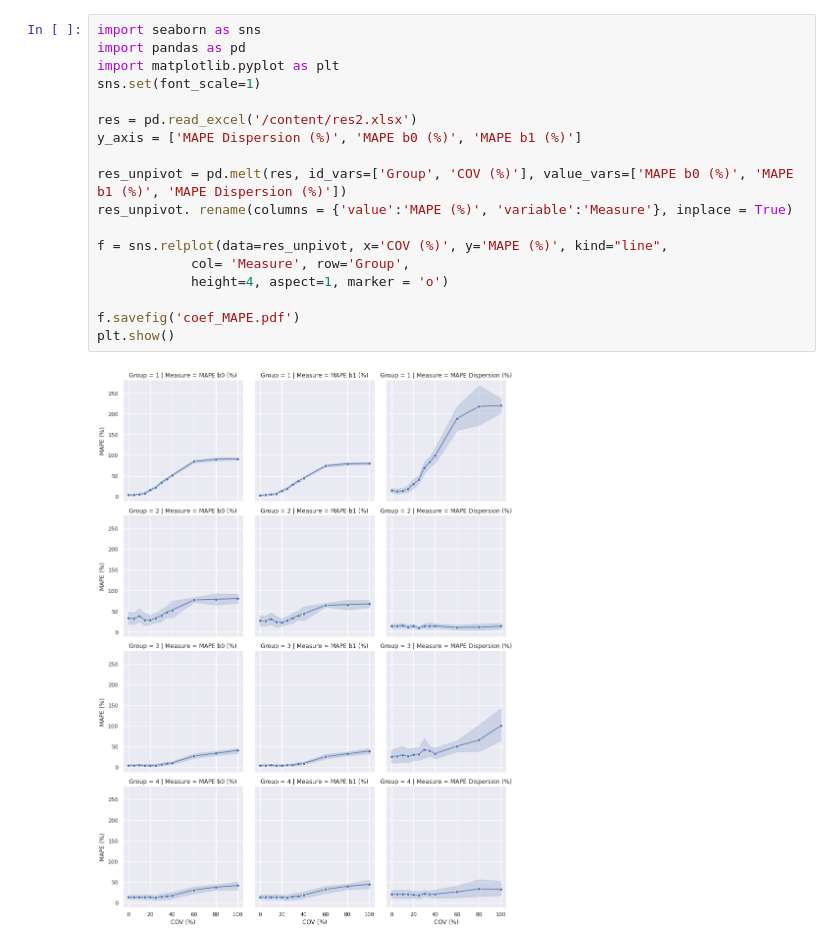
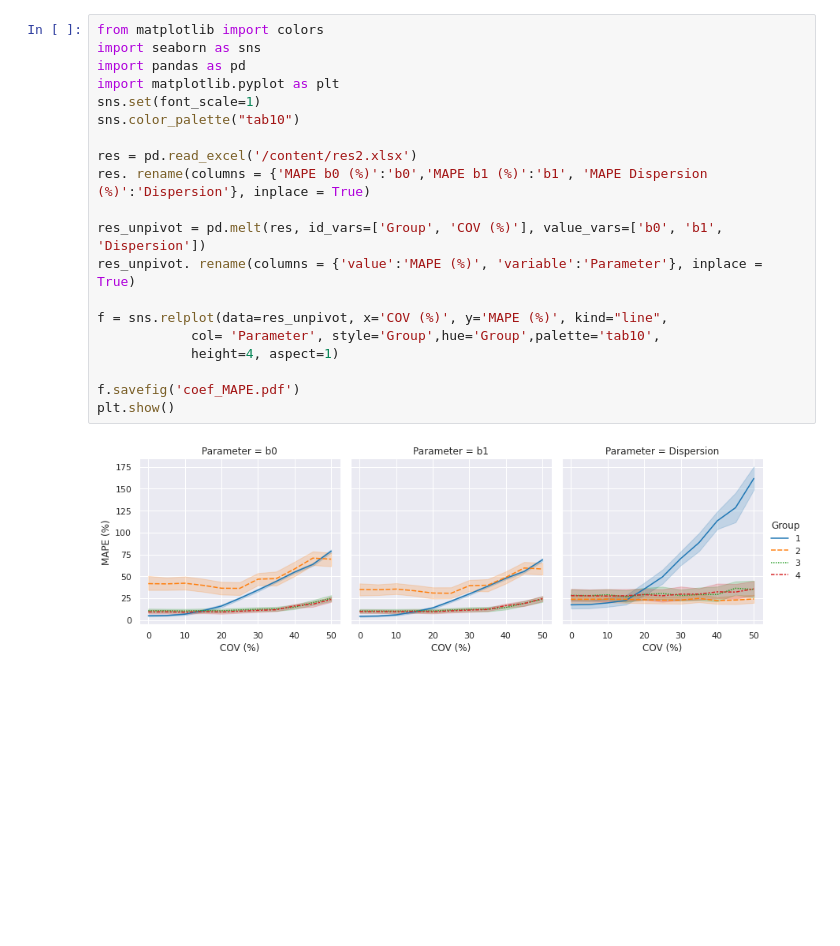
Before and after one commit to mz-zarei/NBEB-Sensitivity, a Jupyter notebook: NBEB_sensitivity_Application.ipynb, the cells around one changed output. Drawn from its saved outputs; the diff is of its cells as text; blank space fills up the shorter version.

```diff
--- a/NBEB_sensitivity_Application.ipynb
+++ b/NBEB_sensitivity_Application.ipynb
@@ -317,20 +339,22 @@ Test_results2.head()
 # %%
+from matplotlib import colors
 import seaborn as sns
 import pandas as pd
 import matplotlib.pyplot as plt
 sns.set(font_scale=1)
+sns.color_palette("tab10")
 
 res = pd.read_excel('/content/res2.xlsx')
-y_axis = ['MAPE Dispersion (%)', 'MAPE b0 (%)', 'MAPE b1 (%)']
+res. rename(columns = {'MAPE b0 (%)':'b0','MAPE b1 (%)':'b1', 'MAPE Dispersion (%)':'Dispersion'}, inplace = True)
 
-res_unpivot = pd.melt(res, id_vars=['Group', 'COV (%)'], value_vars=['MAPE b0 (%)', 'MAPE b1 (%)', 'MAPE Dispersion (%)'])
-res_unpivot. rename(columns = {'value':'MAPE (%)', 'variable':'Measure'}, inplace = True)
+res_unpivot = pd.melt(res, id_vars=['Group', 'COV (%)'], value_vars=['b0', 'b1', 'Dispersion'])
+res_unpivot. rename(columns = {'value':'MAPE (%)', 'variable':'Parameter'}, inplace = True)
 
 f = sns.relplot(data=res_unpivot, x='COV (%)', y='MAPE (%)', kind="line",
-            col= 'Measure', row='Group',
-            height=4, aspect=1, marker = 'o')
+            col= 'Parameter', style='Group',hue='Group',palette='tab10',
+            height=4, aspect=1)
 
 f.savefig('coef_MAPE.pdf')
 plt.show()
 # %% [output]
-[figure, old version]
+[figure, new version]
```
Also changed, not shown: parts of 9 cells of this notebook.
